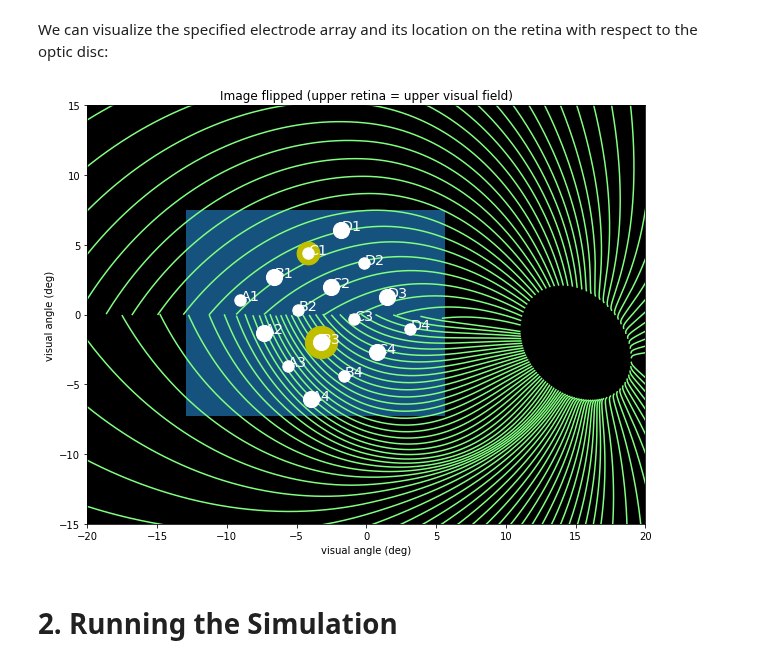
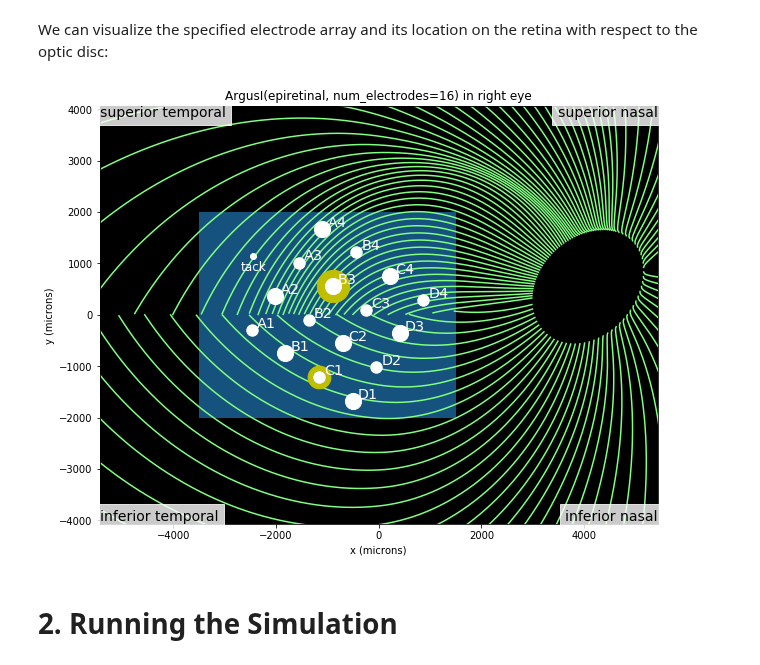
Before and after one commit to pulse2percept/pulse2percept, a Jupyter notebook: examples/notebooks/0.0-example-usage.ipynb, the cells around one changed output. Saved outputs shown, nothing was run; the diff lists cells and outputs as text; code cells hidden in the pictures.

Commit message:
Address review comments:
- Replace 'magic numbers' in Argus I/II constructors
- Fix rotation of array (add better tests)
- Update example ipynb

```diff
--- a/examples/notebooks/0.0-example-usage.ipynb
+++ b/examples/notebooks/0.0-example-usage.ipynb
@@ -32,6 +34,8 @@ If you want to see more of the documentation, hit <tt>TAB</tt> again while still
 # %%
-# Load an Argus II array
-argus = p2p.implants.ArgusI(x_center=-800, y_center=0, h=80, rot=np.deg2rad(35))
+# Load an Argus I array
+argus = p2p.implants.ArgusI(x_center=-800, y_center=0,
+                            h=80, eye='RE',
+                            rot=np.deg2rad(-35))
 # %% [markdown]
 ### 1.2 Starting the Simulation Framework
 
@@ -45,7 +49,7 @@ You can also specify on which backend to run the simulation via `engine`:
 - `'dask'`: Use Dask for parallelization. Specify the number of jobs via `num_jobs`
 # %%
 # Start the simulation framework
-sim = p2p.Simulation(argus, engine='joblib', num_jobs=8)
+sim = p2p.Simulation(argus, engine='joblib', num_jobs=-1)
 # %% [markdown]
 ### 1.3 Specifying the Retinal Model
 # %% [markdown]
@@ -99,9 +101,9 @@ stim = {
 # %% [markdown]
 We can visualize the specified electrode array and its location on the retina with respect to the optic disc:
 # %%
-sim.plot_fundus(stim);
+sim.plot_fundus(stim, upside_down=False, annotate=True);
 # %% [output]
-[figure, old version]
+[figure, new version]
 # %% [markdown]
 # 2. Running the Simulation
 # %% [markdown]
```
Also changed, not shown: parts of 6 cells of this notebook, 3 other files.
